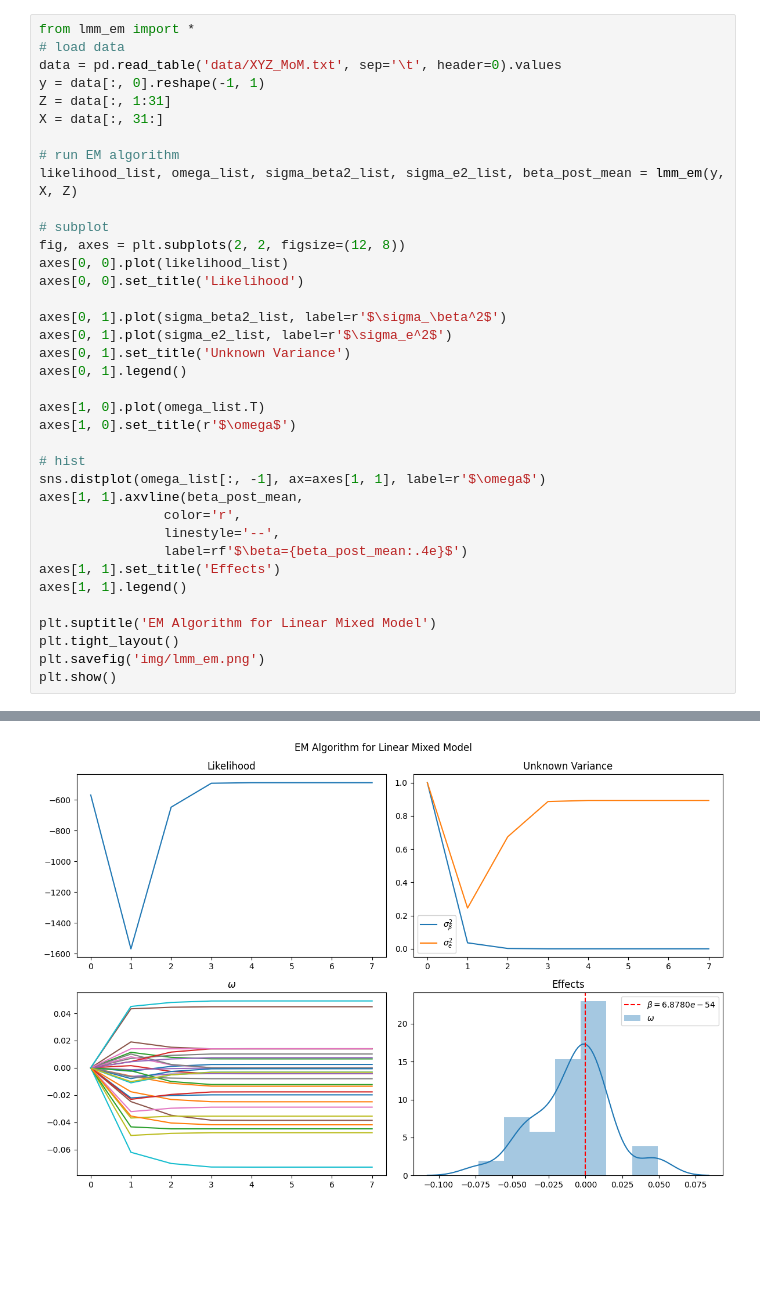
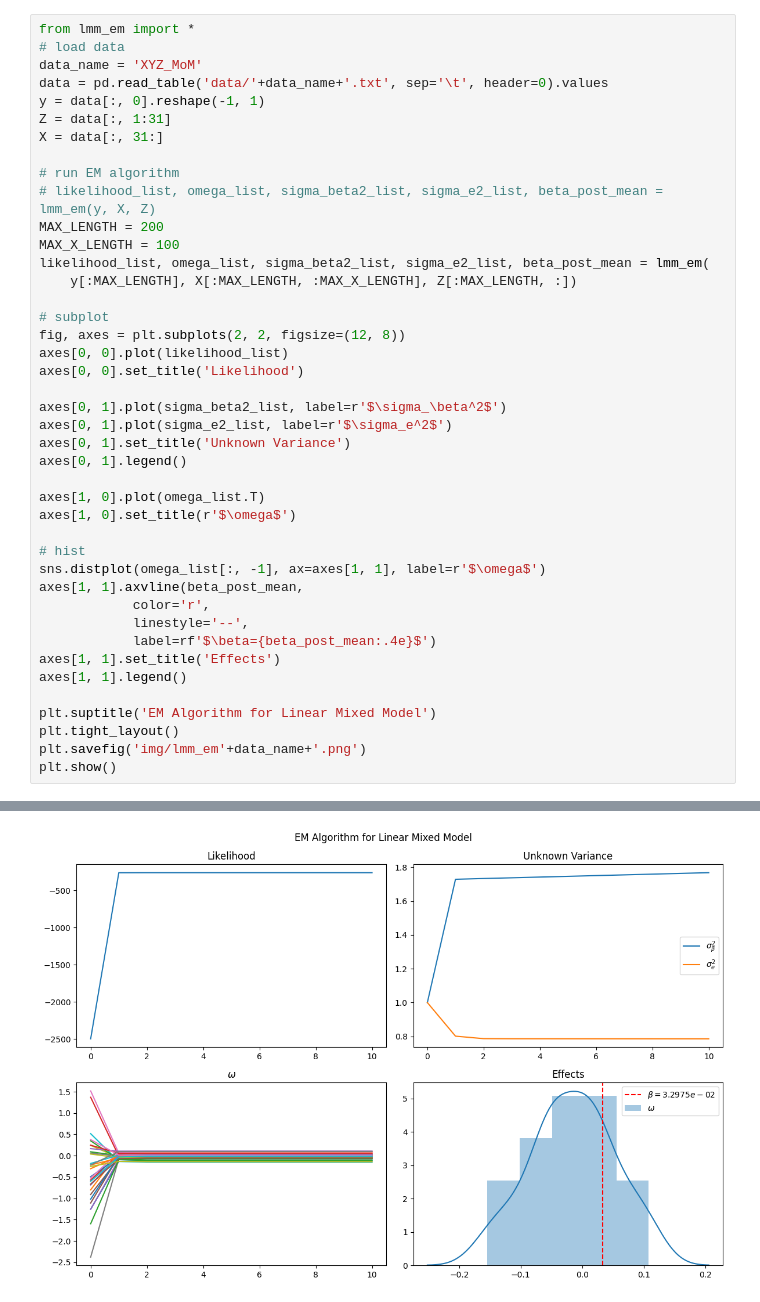
Before and after one commit to LucaJiang/Mixed-Effect-Model-Numerical-Algorithm, a Jupyter notebook: em_result.ipynb, the cells around one changed output, grey strips where cells are left out. Saved outputs shown, nothing was run; the diff lists cells and outputs as text; blank space fills up the shorter version.

```diff
--- a/em_result.ipynb
+++ b/em_result.ipynb
@@ -1,13 +1,18 @@
 # %%
 from lmm_em import *
 # load data
-data = pd.read_table('data/XYZ_MoM.txt', sep='\t', header=0).values
+data_name = 'XYZ_MoM'
+data = pd.read_table('data/'+data_name+'.txt', sep='\t', header=0).values
 y = data[:, 0].reshape(-1, 1)
 Z = data[:, 1:31]
 X = data[:, 31:]
 
 # run EM algorithm
-likelihood_list, omega_list, sigma_beta2_list, sigma_e2_list, beta_post_mean = lmm_em(y, X, Z)
+# likelihood_list, omega_list, sigma_beta2_list, sigma_e2_list, beta_post_mean = lmm_em(y, X, Z)
+MAX_LENGTH = 200
+MAX_X_LENGTH = 100
+likelihood_list, omega_list, sigma_beta2_list, sigma_e2_list, beta_post_mean = lmm_em(
+    y[:MAX_LENGTH], X[:MAX_LENGTH, :MAX_X_LENGTH], Z[:MAX_LENGTH, :])
 
 # subplot
 fig, axes = plt.subplots(2, 2, figsize=(12, 8))
@@ -25,14 +30,14 @@ axes[1, 0].set_title(r'$\omega$')
 # hist
 sns.distplot(omega_list[:, -1], ax=axes[1, 1], label=r'$\omega$')
 axes[1, 1].axvline(beta_post_mean,
-                color='r',
-                linestyle='--',
-                label=rf'$\beta={beta_post_mean:.4e}$')
+            color='r',
+            linestyle='--',
+            label=rf'$\beta={beta_post_mean:.4e}$')
 axes[1, 1].set_title('Effects')
 axes[1, 1].legend()
 
 plt.suptitle('EM Algorithm for Linear Mixed Model')
 plt.tight_layout()
-plt.savefig('img/lmm_em.png')
+plt.savefig('img/lmm_em'+data_name+'.png')
 plt.show()
 # %% [output]
@@ -44 +51 @@ resident = 2.9887e-02
-[figure, old version]
+[figure, new version]
```
Also changed, not shown: parts of 1 cell of this notebook, 13 other files.
